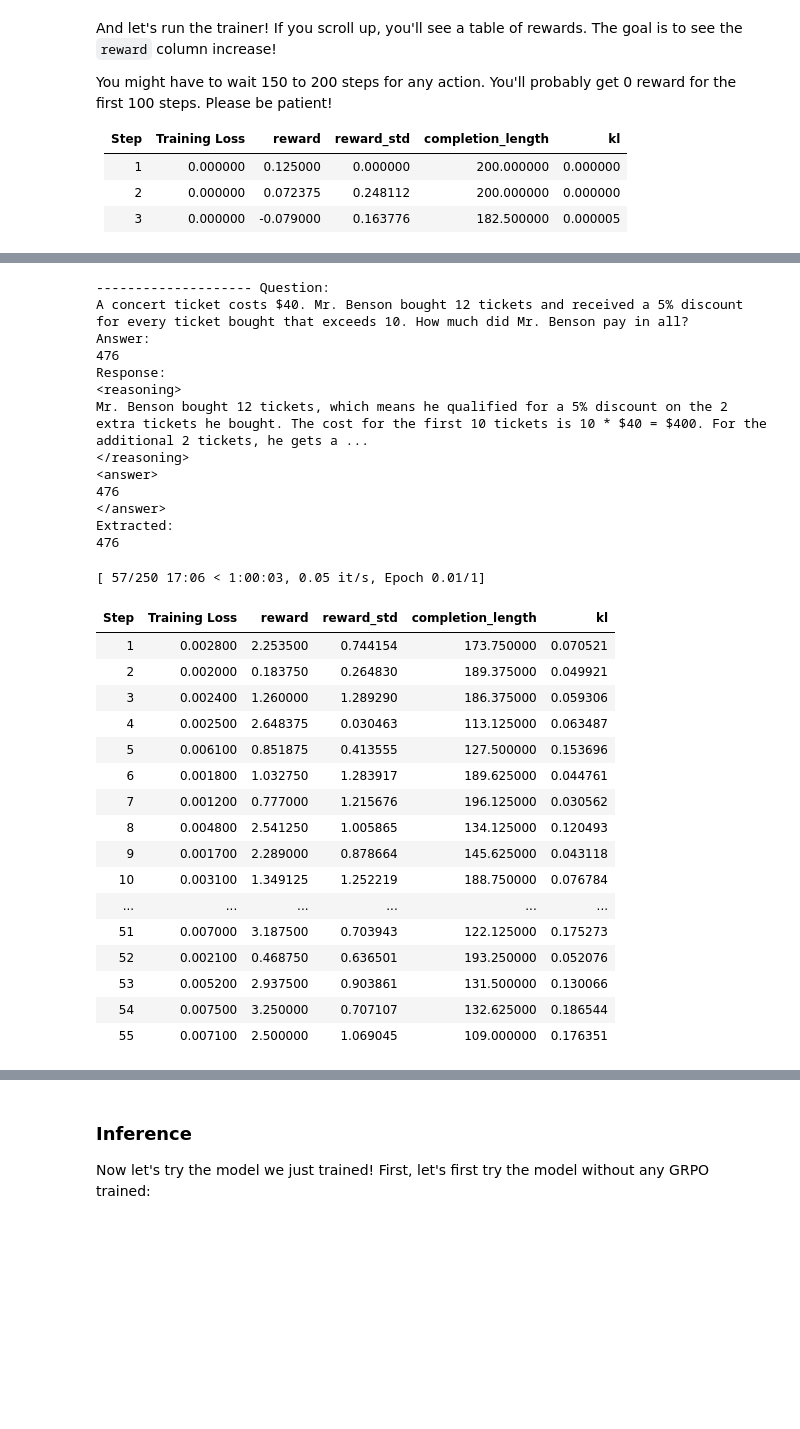
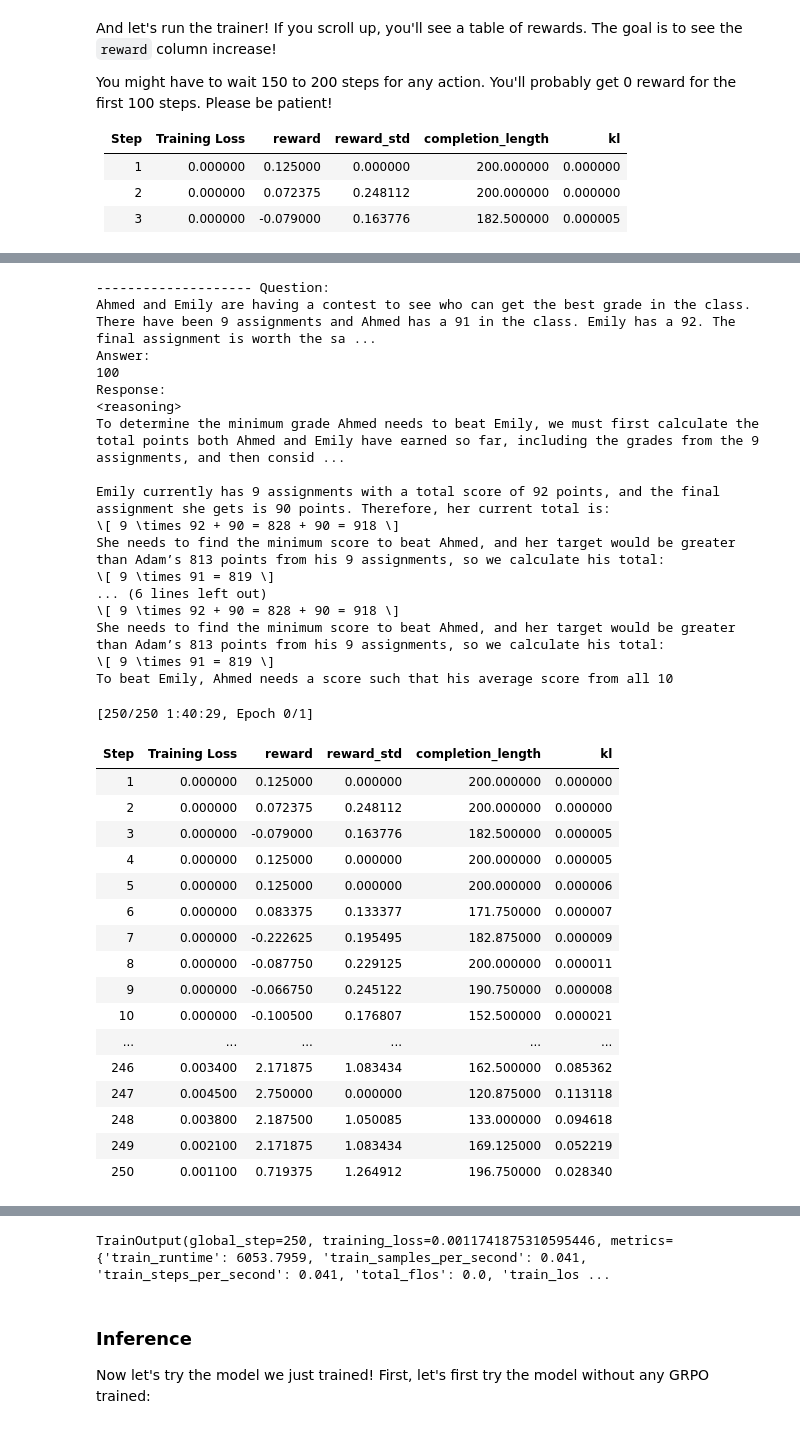
Before and after one commit to xun-3/grpo, a Jupyter notebook: nb/Qwen2.5_(3B)-GRPO.ipynb, the cells around one changed output, grey strips where cells are left out. Saved outputs shown, nothing was run; the diff lists cells and outputs as text; code cells hidden in the pictures; blank space fills up the shorter version.

```diff
--- a/nb/Qwen2.5_(3B)-GRPO.ipynb
+++ b/nb/Qwen2.5_(3B)-GRPO.ipynb
@@ -358,33 +237,18 @@ You might have to wait 150 to 200 steps for any action. You'll probably get 0 re
 | 2    | 0.000000      | 0.072375  | 0.248112   | 200.000000        | 0.000000 |
 | 3    | 0.000000      | -0.079000 | 0.163776   | 182.500000        | 0.000005 |
 # %%
-# trainer = GRPOTrainer(
-#     model = model,
-#     processing_class = tokenizer,
-#     reward_funcs = [
-#         xmlcount_reward_func,
-#         soft_format_reward_func,
-#         strict_format_reward_func,
-#         int_reward_func,
-#         correctness_reward_func,
-#     ],
-#     args = training_args,
-#     train_dataset = dataset,
-# )
-# trainer.train()
 trainer = GRPOTrainer(
-    model=model,
-    tokenizer=tokenizer,  # 注意参数名可能为tokenizer而非processing_class
+    model = model,
+    processing_class = tokenizer,
     reward_funcs = [
         xmlcount_reward_func,
         soft_format_reward_func,
         strict_format_reward_func,
         int_reward_func,
         correctness_reward_func,
-    ],  # 检查参数名是否为reward_funcs或reward_functions
-    args=training_args,
-    train_dataset=dataset,
-    callbacks=[TableLoggerCallback()]  # 之前定义的表格回调
+    ],
+    args = training_args,
+    train_dataset = dataset,
 )
 trainer.train()
 # %% [output]
@@ -399,31 +260,35 @@ O^O/ \_/ \    Batch size per device = 1 | Gradient Accumulation steps = 1
 -------------------- Question:
-A concert ticket costs $40. Mr. Benson bought 12 tickets and received a 5% discount for every ticket bought that exceeds 10. How much did Mr. Benson pay in all?
+Ahmed and Emily are having a contest to see who can get the best grade in the class. There have been 9 assignments and Ahmed has a 91 in the class. Emily has a 92. The final assignment is worth the sa ...
 Answer:
-476
+100
 Response:
 <reasoning>
-Mr. Benson bought 12 tickets, which means he qualified for a 5% discount on the 2 extra tickets he bought. The cost for the first 10 tickets is 10 * $40 = $400. For the additional 2 tickets, he gets a ...
-</reasoning>
-<answer>
-476
-</answer>
-Extracted:
-476
+To determine the minimum grade Ahmed needs to beat Emily, we must first calculate the total points both Ahmed and Emily have earned so far, including the grades from the 9 assignments, and then consid ...
+
+Emily currently has 9 assignments with a total score of 92 points, and the final assignment she gets is 90 points. Therefore, her current total is:
+\[ 9 \times 92 + 90 = 828 + 90 = 918 \]
+She needs to find the minimum score to beat Ahmed, and her target would be greater than Adam’s 813 points from his 9 assignments, so we calculate his total:
+\[ 9 \times 91 = 819 \]
+... (6 lines left out)
+\[ 9 \times 92 + 90 = 828 + 90 = 918 \]
+She needs to find the minimum score to beat Ahmed, and her target would be greater than Adam’s 813 points from his 9 assignments, so we calculate his total:
+\[ 9 \times 91 = 819 \]
+To beat Emily, Ahmed needs a score such that his average score from all 10
-[ 57/250 17:06 < 1:00:03, 0.05 it/s, Epoch 0.01/1]
+[250/250 1:40:29, Epoch 0/1]
 | Step | Training Loss | reward | reward_std | completion_length | kl |
-| 1 | 0.002800 | 2.253500 | 0.744154 | 173.750000 | 0.070521 |
-| 2 | 0.002000 | 0.183750 | 0.264830 | 189.375000 | 0.049921 |
-| 3 | 0.002400 | 1.260000 | 1.289290 | 186.375000 | 0.059306 |
-| 4 | 0.002500 | 2.648375 | 0.030463 | 113.125000 | 0.063487 |
-| 5 | 0.006100 | 0.851875 | 0.413555 | 127.500000 | 0.153696 |
-| 6 | 0.001800 | 1.032750 | 1.283917 | 189.625000 | 0.044761 |
-| 7 | 0.001200 | 0.777000 | 1.215676 | 196.125000 | 0.030562 |
-| 8 | 0.004800 | 2.541250 | 1.005865 | 134.125000 | 0.120493 |
-| 9 | 0.001700 | 2.289000 | 0.878664 | 145.625000 | 0.043118 |
-| 10 | 0.003100 | 1.349125 | 1.252219 | 188.750000 | 0.076784 |
+| 1 | 0.000000 | 0.125000 | 0.000000 | 200.000000 | 0.000000 |
+| 2 | 0.000000 | 0.072375 | 0.248112 | 200.000000 | 0.000000 |
+| 3 | 0.000000 | -0.079000 | 0.163776 | 182.500000 | 0.000005 |
+| 4 | 0.000000 | 0.125000 | 0.000000 | 200.000000 | 0.000005 |
+| 5 | 0.000000 | 0.125000 | 0.000000 | 200.000000 | 0.000006 |
+| 6 | 0.000000 | 0.083375 | 0.133377 | 171.750000 | 0.000007 |
+| 7 | 0.000000 | -0.222625 | 0.195495 | 182.875000 | 0.000009 |
+| 8 | 0.000000 | -0.087750 | 0.229125 | 200.000000 | 0.000011 |
+| 9 | 0.000000 | -0.066750 | 0.245122 | 190.750000 | 0.000008 |
+| 10 | 0.000000 | -0.100500 | 0.176807 | 152.500000 | 0.000021 |
 | ... | ... | ... | ... | ... | ... |
-| 51 | 0.007000 | 3.187500 | 0.703943 | 122.125000 | 0.175273 |
-| 52 | 0.002100 | 0.468750 | 0.636501 | 193.250000 | 0.052076 |
-| 53 | 0.005200 | 2.937500 | 0.903861 | 131.500000 | 0.130066 |
-| 54 | 0.007500 | 3.250000 | 0.707107 | 132.625000 | 0.186544 |
-| 55 | 0.007100 | 2.500000 | 1.069045 | 109.000000 | 0.176351 |
+| 246 | 0.003400 | 2.171875 | 1.083434 | 162.500000 | 0.085362 |
+| 247 | 0.004500 | 2.750000 | 0.000000 | 120.875000 | 0.113118 |
+| 248 | 0.003800 | 2.187500 | 1.050085 | 133.000000 | 0.094618 |
+| 249 | 0.002100 | 2.171875 | 1.083434 | 169.125000 | 0.052219 |
+| 250 | 0.001100 | 0.719375 | 1.264912 | 196.750000 | 0.028340 |
@@ -447,3 +312,4 @@ Extracted:
+TrainOutput(global_step=250, training_loss=0.0011741875310595446, metrics={'train_runtime': 6053.7959, 'train_samples_per_second': 0.041, 'train_steps_per_second': 0.041, 'total_flos': 0.0, 'train_los ...
 # %% [markdown]
 <a name="Inference"></a>
 ### Inference
```
Also changed, not shown: parts of 7 cells of this notebook.
